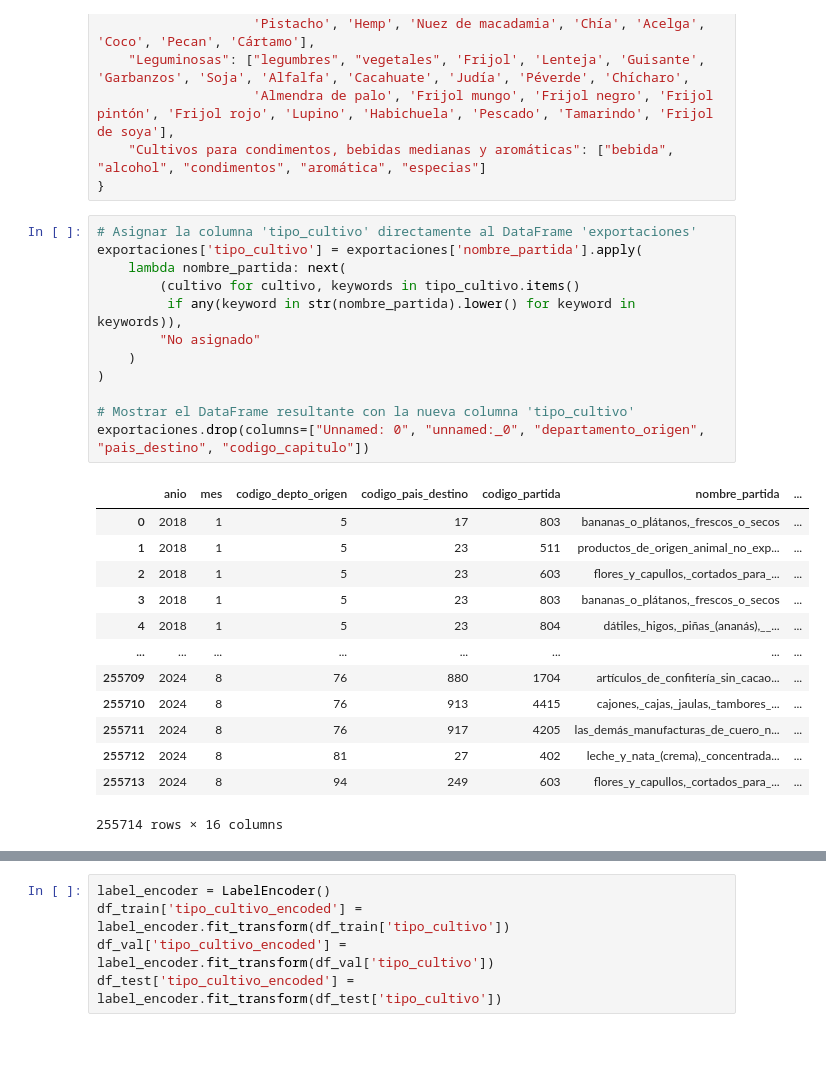
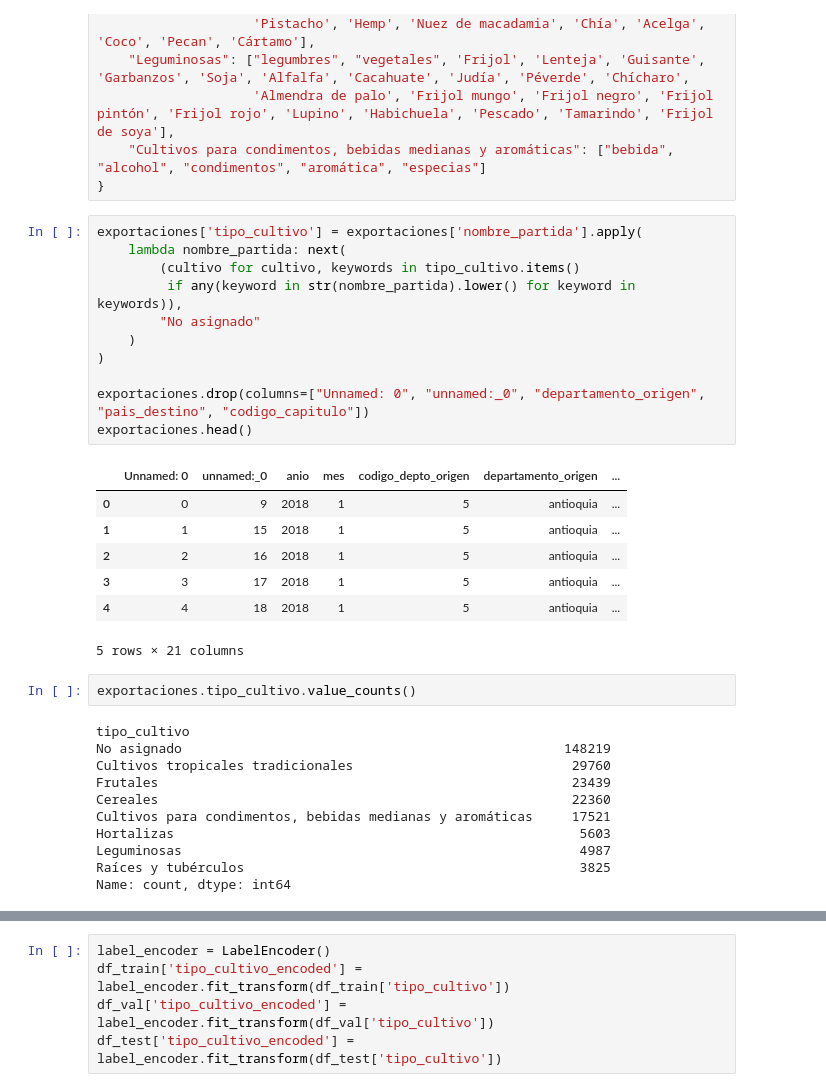
Before and after one commit to eli12gran/Datos_a_la_U, a Jupyter notebook: modelsML_EGR/ML_models.ipynb, the cells around one changed output, grey strips where cells are left out. Cells and saved outputs as stored; diff of their text form; blank space fills up the shorter version.

```diff
--- a/modelsML_EGR/ML_models.ipynb
+++ b/modelsML_EGR/ML_models.ipynb
@@ -51,28 +95,34 @@ tipo_cultivo = {
     "Cultivos para condimentos, bebidas medianas y aromáticas": ["bebida", "alcohol", "condimentos", "aromática", "especias"]
 }
 # %%
-# Asignar la columna 'tipo_cultivo' directamente al DataFrame 'exportaciones'
 exportaciones['tipo_cultivo'] = exportaciones['nombre_partida'].apply(
     lambda nombre_partida: next(
         (cultivo for cultivo, keywords in tipo_cultivo.items()
          if any(keyword in str(nombre_partida).lower() for keyword in keywords)),
         "No asignado"
     )
 )
 
-# Mostrar el DataFrame resultante con la nueva columna 'tipo_cultivo'
 exportaciones.drop(columns=["Unnamed: 0", "unnamed:_0", "departamento_origen", "pais_destino", "codigo_capitulo"])
+exportaciones.head()
 # %% [output]
-|  | anio | mes | codigo_depto_origen | codigo_pais_destino | codigo_partida | nombre_partida | ... |
-| 0 | 2018 | 1 | 5 | 17 | 803 | bananas_o_plátanos,_frescos_o_secos | ... |
-| 1 | 2018 | 1 | 5 | 23 | 511 | productos_de_origen_animal_no_exp... | ... |
-| 2 | 2018 | 1 | 5 | 23 | 603 | flores_y_capullos,_cortados_para_... | ... |
-| 3 | 2018 | 1 | 5 | 23 | 803 | bananas_o_plátanos,_frescos_o_secos | ... |
-| 4 | 2018 | 1 | 5 | 23 | 804 | dátiles,_higos,_piñas_(ananás),__... | ... |
-| ... | ... | ... | ... | ... | ... | ... | ... |
-| 255709 | 2024 | 8 | 76 | 880 | 1704 | artículos_de_confitería_sin_cacao... | ... |
-| 255710 | 2024 | 8 | 76 | 913 | 4415 | cajones,_cajas,_jaulas,_tambores_... | ... |
-| 255711 | 2024 | 8 | 76 | 917 | 4205 | las_demás_manufacturas_de_cuero_n... | ... |
-| 255712 | 2024 | 8 | 81 | 27 | 402 | leche_y_nata_(crema),_concentrada... | ... |
-| 255713 | 2024 | 8 | 94 | 249 | 603 | flores_y_capullos,_cortados_para_... | ... |
+|  | Unnamed: 0 | unnamed:_0 | anio | mes | codigo_depto_origen | departamento_origen | ... |
+| 0 | 0 | 9 | 2018 | 1 | 5 | antioquia | ... |
+| 1 | 1 | 15 | 2018 | 1 | 5 | antioquia | ... |
+| 2 | 2 | 16 | 2018 | 1 | 5 | antioquia | ... |
+| 3 | 3 | 17 | 2018 | 1 | 5 | antioquia | ... |
+| 4 | 4 | 18 | 2018 | 1 | 5 | antioquia | ... |
-255714 rows × 16 columns
+5 rows × 21 columns
+# %%
+exportaciones.tipo_cultivo.value_counts()
+# %% [output]
+tipo_cultivo
+No asignado                                                 148219
+Cultivos tropicales tradicionales                            29760
+Frutales                                                     23439
+Cereales                                                     22360
+Cultivos para condimentos, bebidas medianas y aromáticas     17521
+Hortalizas                                                    5603
+Leguminosas                                                   4987
+Raíces y tubérculos                                           3825
+Name: count, dtype: int64
```
Also changed, not shown: parts of 43 cells of this notebook, 2 other files.
